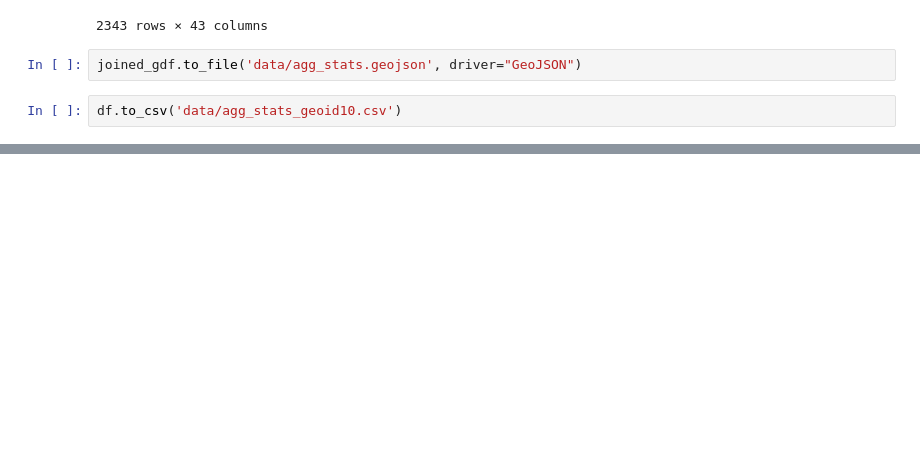
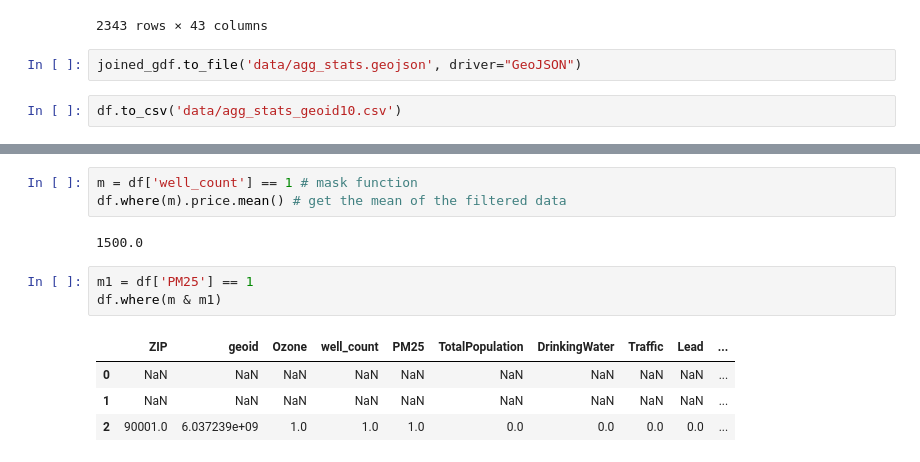
Before and after one commit to mthompson64/DSCI560_INDEX_ZERO, a Jupyter notebook: dashboard_layout.ipynb, the cells around one changed output, grey strips where cells are left out. Drawn from its saved outputs; the diff is of its cells as text; blank space fills up the shorter version.

Commit message:
add code to pull predicted price based on user input

```diff
--- a/dashboard_layout.ipynb
+++ b/dashboard_layout.ipynb
@@ -98,0 +114,13 @@ df.to_csv('data/agg_stats_geoid10.csv')
+# %%
+m = df['well_count'] == 1 # mask function
+df.where(m).price.mean() # get the mean of the filtered data
+# %% [output]
+1500.0
+# %%
+m1 = df['PM25'] == 1
+df.where(m & m1)
+# %% [output]
+|  | ZIP | geoid | Ozone | well_count | PM25 | TotalPopulation | DrinkingWater | Traffic | Lead | ... |
+| 0 | NaN | NaN | NaN | NaN | NaN | NaN | NaN | NaN | NaN | ... |
+| 1 | NaN | NaN | NaN | NaN | NaN | NaN | NaN | NaN | NaN | ... |
+| 2 | 90001.0 | 6.037239e+09 | 1.0 | 1.0 | 1.0 | 0.0 | 0.0 | 0.0 | 0.0 | ... |
```
Also changed, not shown: parts of 5 cells of this notebook, 4 other files.
